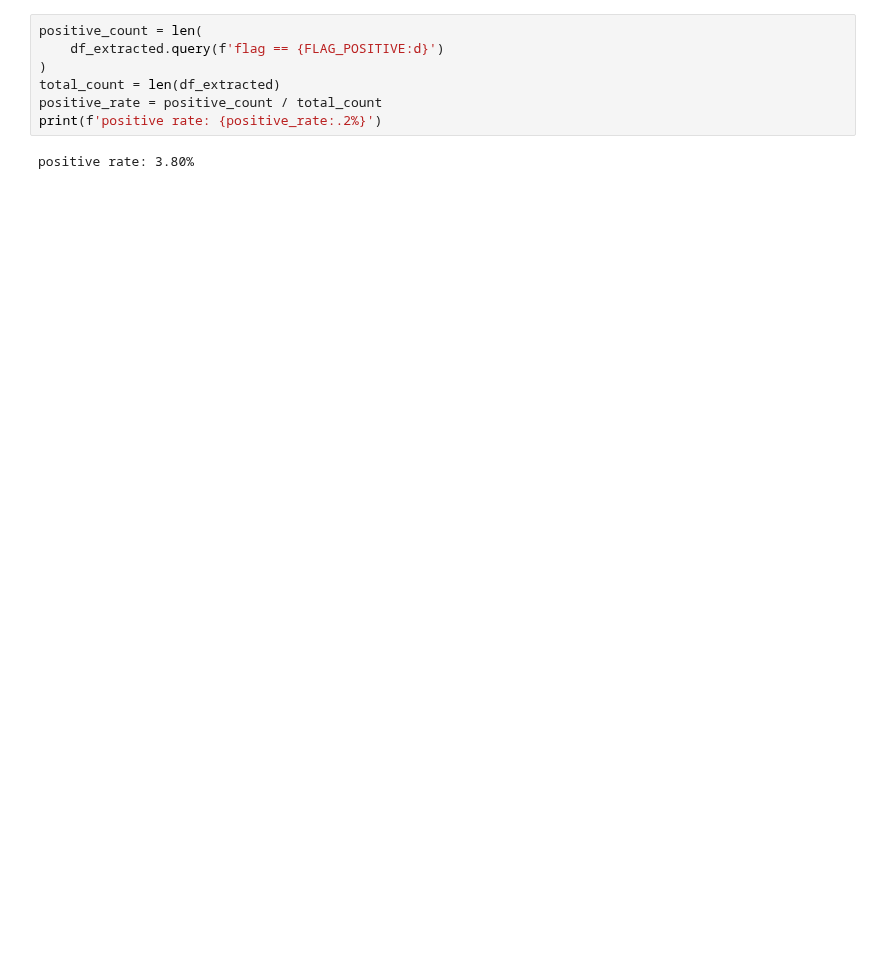
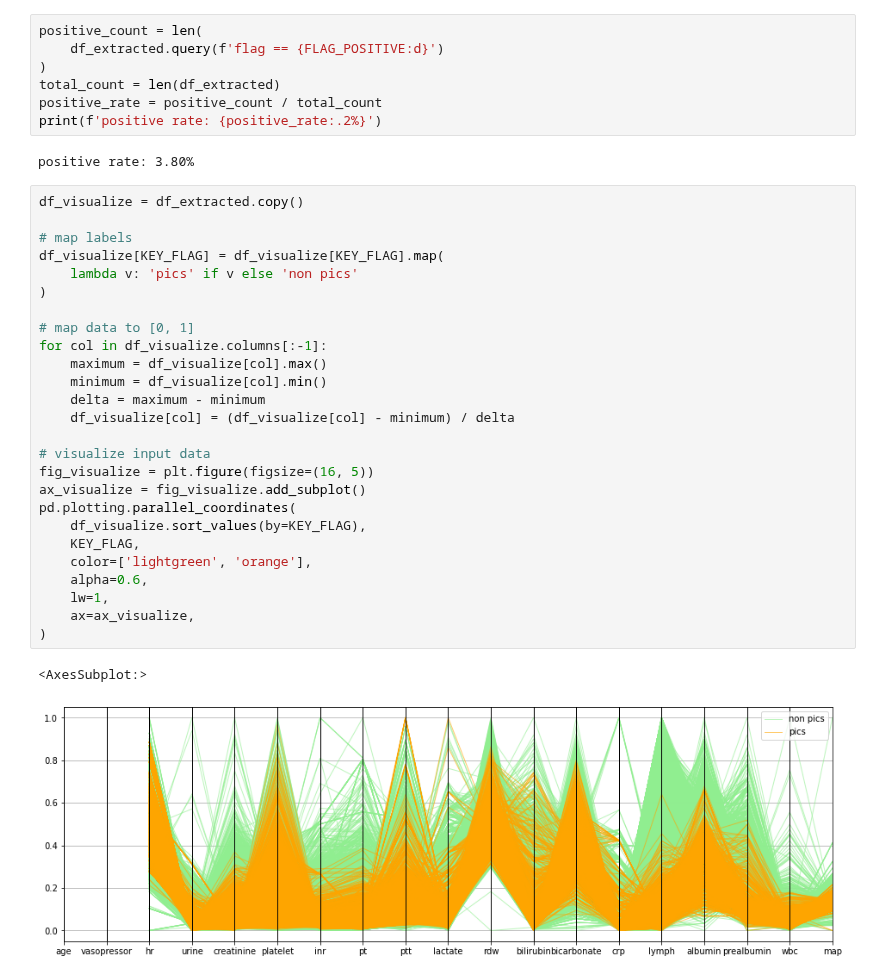
Before and after one commit to zEuler1027/ML_PICS, a Jupyter notebook: stretch_eicu.ipynb, the cells around one changed output. Drawn from its saved outputs; the diff is of its cells as text; blank space fills up the shorter version.

```diff
--- a/stretch_eicu.ipynb
+++ b/stretch_eicu.ipynb
@@ -195,3 +206,32 @@ positive_rate = positive_count / total_count
 print(f'positive rate: {positive_rate:.2%}')
 # %% [output]
 positive rate: 3.80%
+# %%
+df_visualize = df_extracted.copy()
+
+# map labels
+df_visualize[KEY_FLAG] = df_visualize[KEY_FLAG].map(
+    lambda v: 'pics' if v else 'non pics'
+)
+
+# map data to [0, 1]
+for col in df_visualize.columns[:-1]:
+    maximum = df_visualize[col].max()
+    minimum = df_visualize[col].min()
+    delta = maximum - minimum
+    df_visualize[col] = (df_visualize[col] - minimum) / delta
+
+# visualize input data
+fig_visualize = plt.figure(figsize=(16, 5))
+ax_visualize = fig_visualize.add_subplot()
+pd.plotting.parallel_coordinates(
+    df_visualize.sort_values(by=KEY_FLAG),
+    KEY_FLAG,
+    color=['lightgreen', 'orange'],
+    alpha=0.6,
+    lw=1,
+    ax=ax_visualize,
+)
+# %% [output]
+<AxesSubplot:>
+[figure, added]
```
Also changed, not shown: parts of 7 cells of this notebook, 11 other files.
